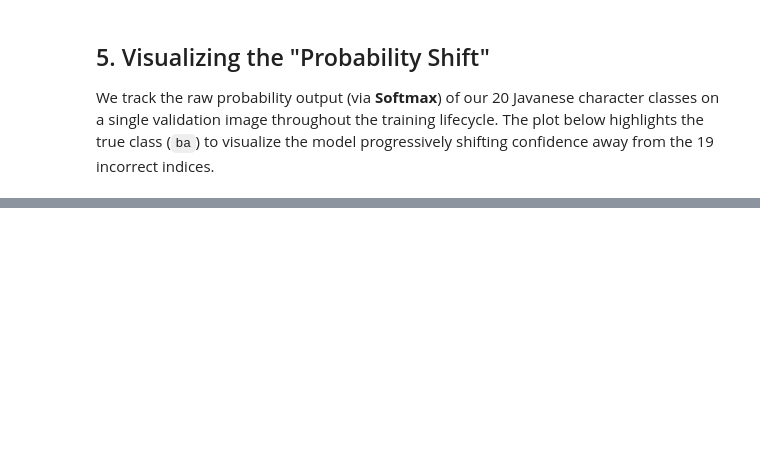
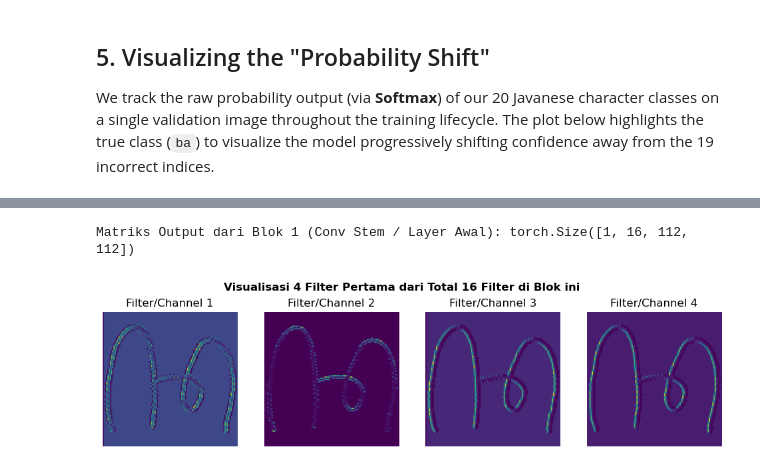
Before and after one commit to harrymardika/aksara-jawa, a Jupyter notebook: model.ipynb, the cells around one changed output, grey strips where cells are left out. Saved outputs shown, nothing was run; the diff lists cells and outputs as text; code cells hidden in the pictures; blank space fills up the shorter version.

```diff
--- a/model.ipynb
+++ b/model.ipynb
@@ -701,0 +870,5 @@ plt.show()
+# %%
+plot_blok(0, "Conv Stem / Layer Awal")
+# %% [output]
+Matriks Output dari Blok 1 (Conv Stem / Layer Awal): torch.Size([1, 16, 112, 112])
+[figure, added]
```
Also changed, not shown: parts of 27 cells of this notebook.
